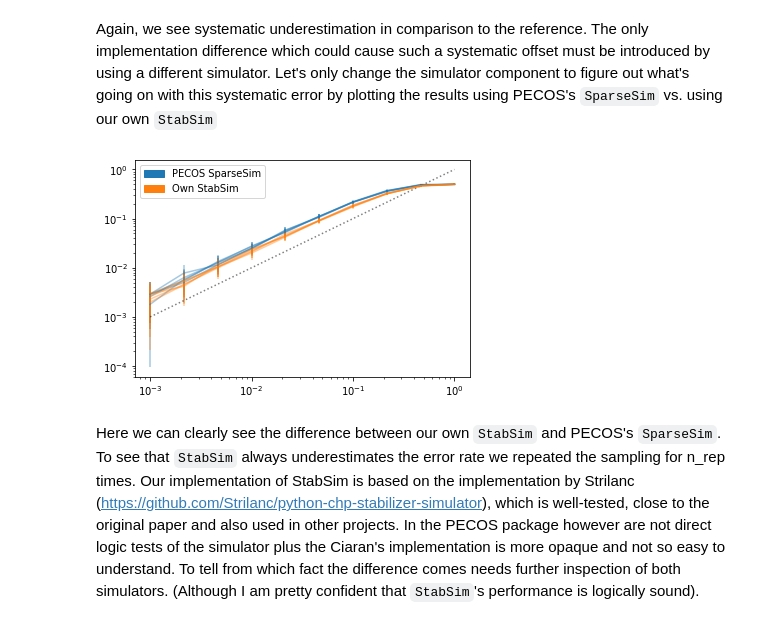
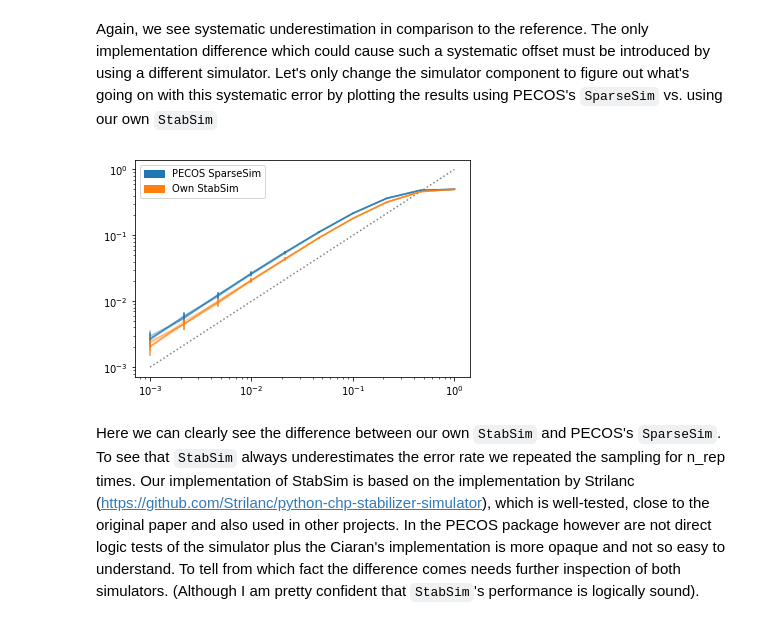
Before and after one commit to dpwinter/failure_rate_samplers, a Jupyter notebook: test.ipynb, the cells around one changed output. Cells and saved outputs as stored; diff of their text form; code cells hidden in the pictures.

Commit message:
Increased n_samples for SparseSim-StabSim comparison test

```diff
--- a/test.ipynb
+++ b/test.ipynb
@@ -192,7 +192,7 @@ ghz.append(('measure Z', 4))
 
 p_phys = np.logspace(-3,0,10)
 err_dict = {'p': p_phys}
-n_samples = 10000
+n_samples = 100000
 n_reps = 5
 
 ### PECOS SIMULATOR
@@ -253,33 +253,33 @@ class DirectSamplerDiagnostic2(sampler.DirectSampler):
             if err_circuit:
                 err_tick = err_circuit[tick_idx]
                 if err_tick:
                     if type(err_tick) == list:
                         for sub_err_tick in err_tick:
                             sim._apply_gate(sub_err_tick[0], sub_err_tick[1])
                     elif type(err_tick) == tuple:
                         sim._apply_gate(err_tick[0], err_tick[1])
         return msmts
 
     def _sample(self, err_gen=None, p_phys=None):
         sim = simulator.StabSim(self.n_qubits)
         err_circ = None if err_gen==None else err_gen.generate(self.partitions, p_phys)
         msmt = self.run_circuit(sim, self.circuit, err_circ)
         return msmt
 
 for _ in range(n_reps):
     ds = DirectSamplerDiagnostic2(ghz, err_dict)
     p_L, std = ds.run(n_samples=n_samples, var=calc.Wilson_var)
     plt.errorbar(p_phys, p_L, yerr=std, alpha=0.4, color='tab:orange')
 
 plt.xscale('log')
 plt.yscale('log')
 plt.plot(p_phys, p_phys, 'k:', alpha=0.5);
 
 import matplotlib.patches as mpatches
 l1 = mpatches.Patch(color='tab:blue', label='PECOS SparseSim')
 l2 = mpatches.Patch(color='tab:orange', label='Own StabSim')
 plt.legend(handles=[l1,l2]);
 # %% [output]
-[figure, old version]
+[figure, new version]
 # %% [markdown]
 Here we can clearly see the difference between our own `StabSim` and PECOS's `SparseSim`. To see that `StabSim` always underestimates the error rate we repeated the sampling for n_rep times. Our implementation of StabSim is based on the implementation by Strilanc (https://github.com/Strilanc/python-chp-stabilizer-simulator), which is well-tested, close to the original paper and also used in other projects. In the PECOS package however are not direct logic tests of the simulator plus the Ciaran's implementation is more opaque and not so easy to understand. To tell from which fact the difference comes needs further inspection of both simulators. (Although I am pretty confident that `StabSim`'s performance is logically sound).
```
